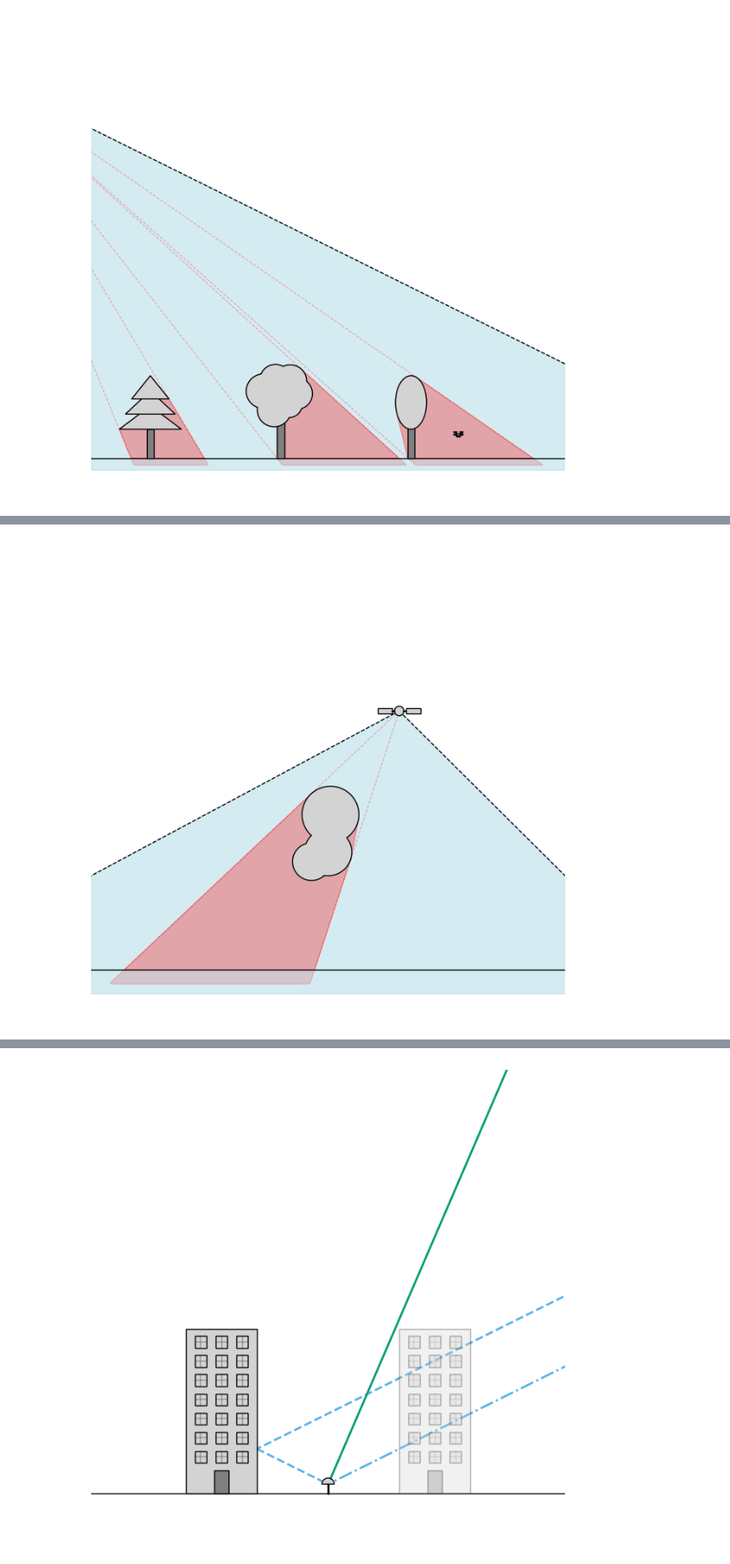
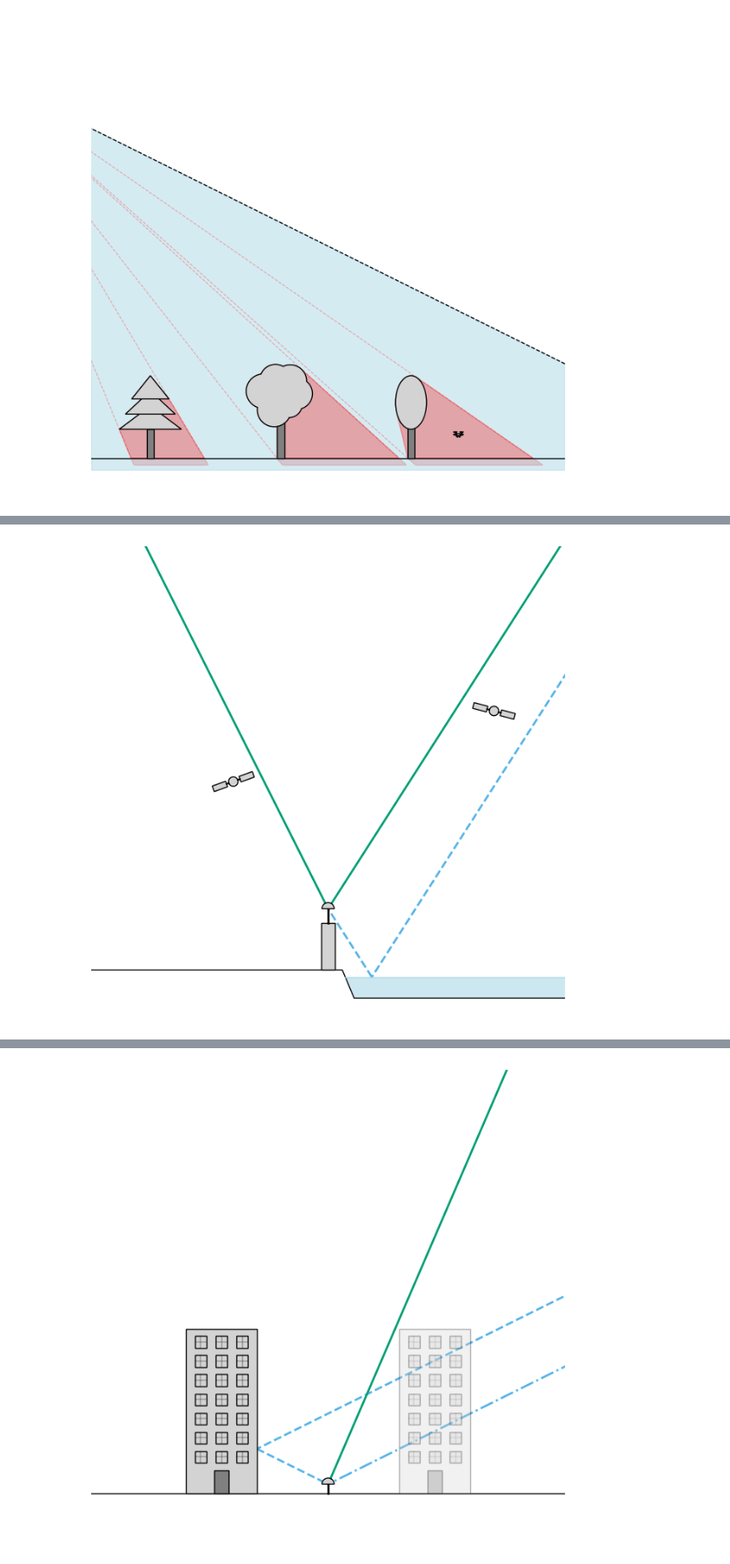
Before and after one commit to R0hero/gsi, a Jupyter notebook: example_scripts.ipynb, the cells around one changed output, grey strips where cells are left out. Shown at 87% size. Saved outputs shown, nothing was run; the diff lists cells and outputs as text; code cells hidden in the pictures.

```diff
--- a/example_scripts.ipynb
+++ b/example_scripts.ipynb
@@ -68,23 +102,30 @@ plt.tick_params(left = False, right = False, labelleft = False, labelbottom = Fa
 # %%
-satellite = Satellite(position=(15, 55))
-ground = Ground()
-blob = Blob(position=(0, 25), radius=5, offsets_blobs=[(-3.5, -2), (0.5, 8)], radii_blobs=[4, 6])
+right_satellite = Satellite(position=(35, 55), rotation=-15)
+left_satellite = Satellite(position=(-20, 40), rotation=20)
+far_right_satellite = Satellite(position=(35e10, 55e10))
+far_left_satellite = Satellite(position=(-20e10, 40e10))
+ground = Ground(groundtype='Coast', coast_x=3, bank_slope=2.5)
+monument = Building(position=(-1.5, 0), height=10, width=3, plot_door=False, plot_windows=False)
+receiver = Receiver(position=(0, 3+monument.height), antenna_height=3)
 
 fixed_x_limits = (-50, 50)
 
 fig, ax = plt.subplots(figsize=(8,8))
 
-ground.plot(ax)
-satellite.plot(ax)
-blob.plot(ax)
+ground.plot(ax, x_limits=fixed_x_limits)
+right_satellite.plot(ax)
+left_satellite.plot(ax)
+monument.plot(ax)
+receiver.plot(ax)
 
-satellite.draw_footprint(ax, ground, blob, x_limits=fixed_x_limits)
-
+far_right_satellite.draw_signal(ax, ground, receiver, color='#56B4E9', linestyle='--', linewidth=2)
+far_right_satellite.draw_signal(ax, receiver, color='#009E73', linestyle='-', linewidth=2)
+far_left_satellite.draw_signal(ax, receiver, color='#009E73', linestyle='-', linewidth=2)
 # static settings
 ax.set_xlim(fixed_x_limits)
 ax.set_ylim([-10, fixed_x_limits[1]-fixed_x_limits[0]-10])
 
 ax.axis('off')
 plt.tick_params(left = False, right = False, labelleft = False, labelbottom = False, bottom = False)
 # %% [output]
-[figure, old version]
+[figure, new version]
```
Also changed, not shown: parts of 12 cells of this notebook, 2 other files.
